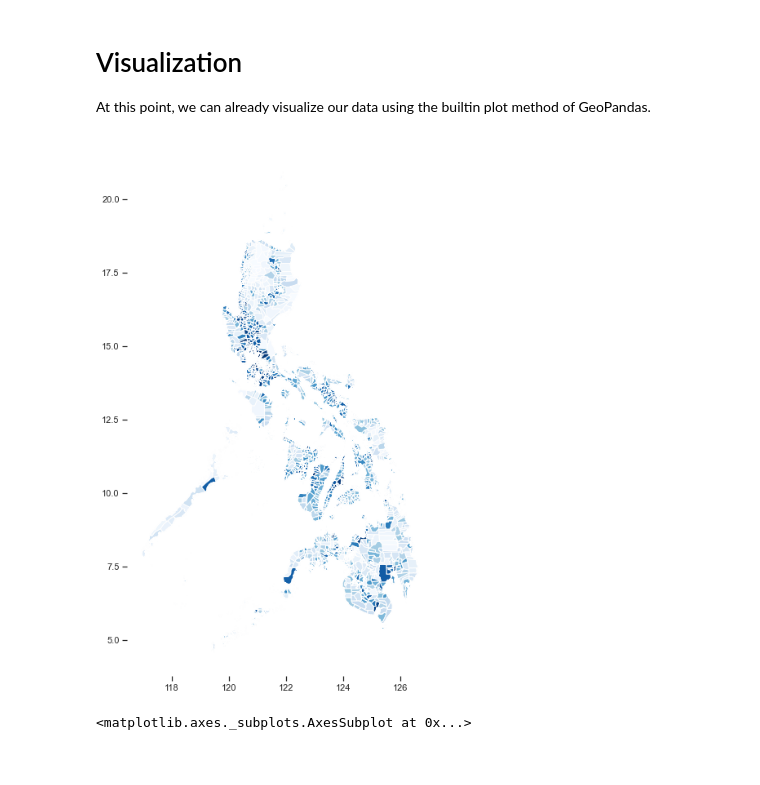
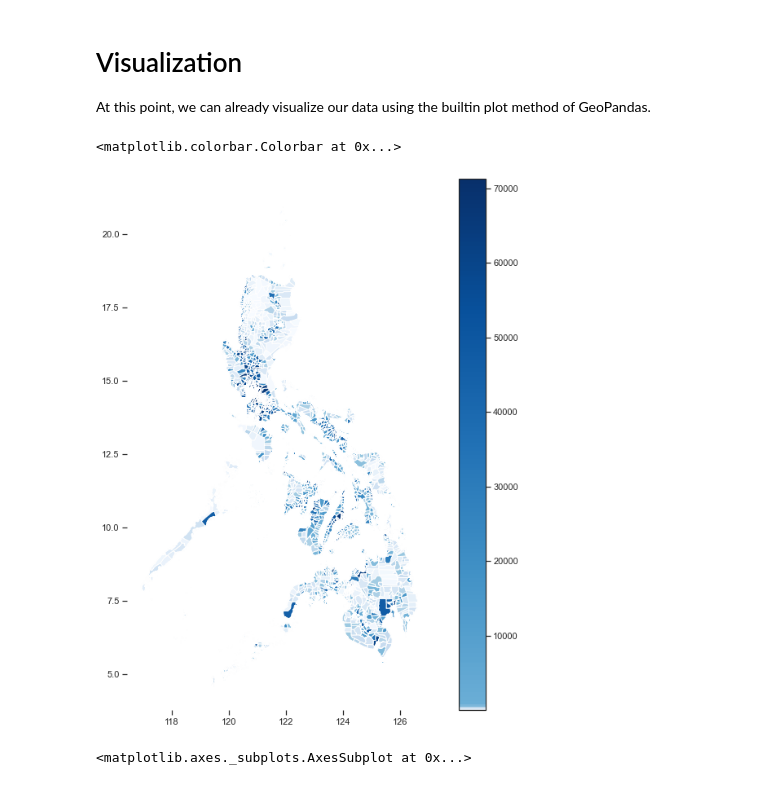
Before and after one commit to francisadrianviernes/GeoVisualization, a Jupyter notebook: Visualizing Philippine's Population Density.ipynb, the cells around one changed output. Saved outputs shown, nothing was run; the diff lists cells and outputs as text; code cells hidden in the pictures.

Commit message:
Added colorbar

```diff
--- a/Visualizing Philippine's Population Density.ipynb
+++ b/Visualizing Philippine's Population Density.ipynb
@@ -548,11 +550,13 @@ unmatched_df = unmatched_stat.merge(unmatched_geo_df.set_index([unmatched_stat_i
 #Merged with the merged DF
 merged_df = pd.concat([merged_df, unmatched_df])
 merged_df = merged_df.drop_duplicates(subset=["CC_2"], keep="last")
-
 merged_df = merged_df.drop_duplicates(subset=["Density_sqkms"],keep="last")
 
+#Ensure that the merged data is a GeoDataFrame
 merged_df = gpd.GeoDataFrame(merged_df, crs="EPSG:4326")
-# merged_df = merged_df.reset_index(drop=True)
+
+#we have to reset the index because geoplot will not allow duplicate indices
+merged_df = merged_df.reset_index(drop=True)
 
 len(merged_df)
 # %% [output]
@@ -564,17 +568,29 @@ At this point, the unmatched geodataframe rows are simply duplicates and we have
 At this point, we can already visualize our data using the builtin plot method of GeoPandas.
 # %%
 import mapclassify
-colors = 1600
+k = 1600
 cmap = 'Blues'
 figsize=(12,12)
 scheme= 'Quantiles'
 
 ax = merged_df.plot(column='Density_sqkms', cmap=cmap, figsize=figsize,
-                          scheme=scheme, k=colors, legend=False)
+                          scheme=scheme, k=k, legend=False)
 
 ax.spines['top'].set_visible(False)
 ax.spines['right'].set_visible(False)
 ax.spines['bottom'].set_visible(False)
 ax.spines['left'].set_visible(False)
+
+#Adding Colorbar for legibility
+# normalize color
+vmin, vmax, vcenter = merged_df.Density_sqkms.min(), merged_df.Density_sqkms.max(), merged_df.Density_sqkms.mean()
+divnorm = colors.TwoSlopeNorm (vmin=vmin, vcenter=vcenter, vmax=vmax)
+
+
+# create a normalized colorbar
+cbar = plt.cm.ScalarMappable(norm=divnorm, cmap=cmap)
+fig.colorbar(cbar, ax=ax)
+# plt.show()
 # %% [output]
+<matplotlib.colorbar.Colorbar at 0x...>
-[figure, old version]
+[figure, new version]
```
Also changed, not shown: parts of 8 cells of this notebook.
